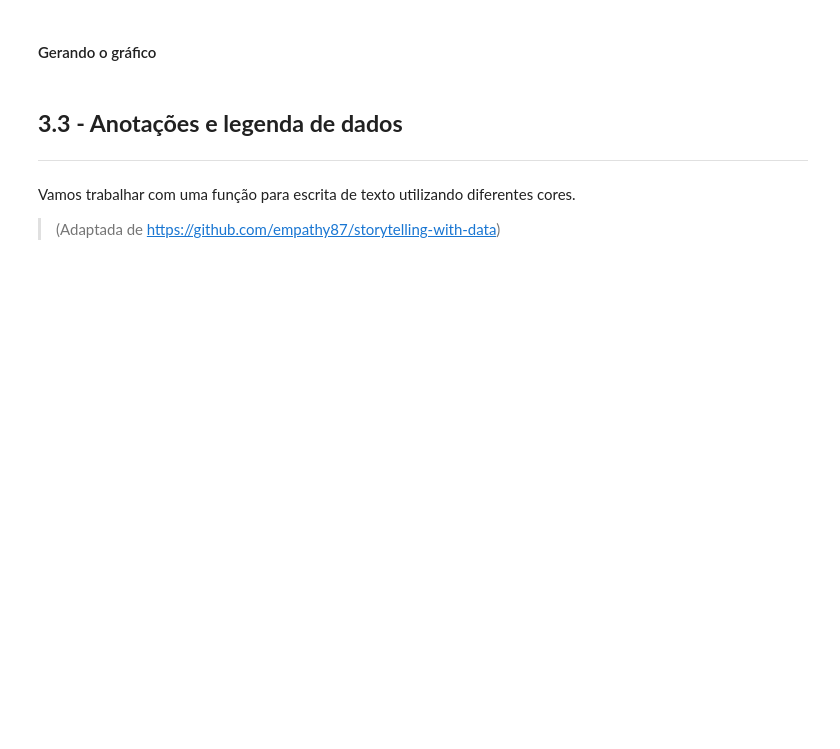
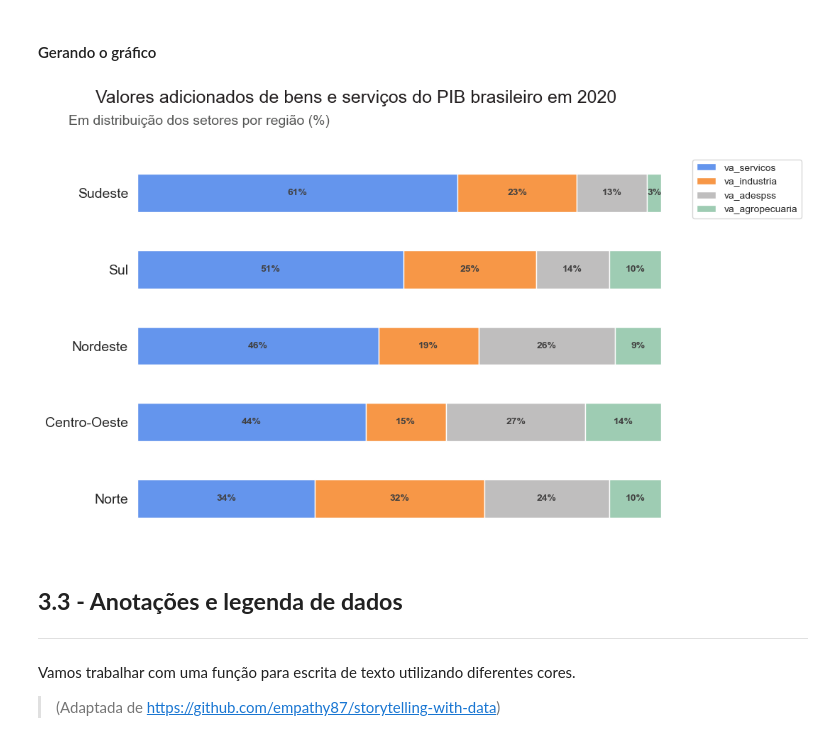
Before and after one commit to ledsouza/dataviz-graficos-composicao-relacionamento, a Jupyter notebook: Projeto.ipynb, the cells around one changed output. Drawn from its saved outputs; the diff is of its cells as text; code cells hidden in the pictures; blank space fills up the shorter version.

Commit message:
Gráfico de colunas empilhadas

```diff
--- a/Projeto.ipynb
+++ b/Projeto.ipynb
@@ -750,8 +757,8 @@ df_va_separado.head()
 # %%
 # Agrupando os dados por região
-...
+df_va_separado = df_va_separado.groupby("regiao").agg("sum")
 
 # Normalizando os dados de cada região
-...
-...
+df_va_separado = df_va_separado.div(df_va_separado.sum(axis=1), axis=0)
+df_va_separado = df_va_separado.sort_values(by="va_servicos", axis=0)
 df_va_separado
@@ -760,36 +775,38 @@ df_va_separado
 # %%
 # Gerando a função para criar o gráfico de barras empilhadas
 
 def grafico_va():
   # Importando as bibliotecas
   import matplotlib.pyplot as plt
 
   # Área do gráfico e tema da visualização
   fig, ax = plt.subplots(figsize=(10,7))
 
   # Definindo as cores do gráfico
   cores = [AZUL3, LARANJA1, CINZA5, VERDE3]
 
   # Gerando o gráfico de barras empilhadas 100%
-  ...
+  df_va_separado.plot(kind="barh", stacked=True, color = cores, ax=ax)
 
-  # ## Personalizando o gráfico
-  # plt.suptitle('Valores adicionados de bens e serviços do PIB brasileiro em 2020', size=18, color=CINZA1, ha = 'right', x = 0.8, y = 1.01)
-  # plt.title('Em distribuição dos setores por região (%)\n', fontsize=14, color=CINZA3, pad = 15, ha = "right", x = 0.35)
-  # ax.legend(bbox_to_anchor=(1, 1), bbox_transform=ax.transAxes, fontsize = 10, loc='upper left', )
-  # ax.set_ylabel('')
-  # ax.set_xticklabels([])
-  # ax.yaxis.set_tick_params(labelsize=14, color = CINZA2)
-  # ax.set_frame_on(False)
+  ## Personalizando o gráfico
+  plt.suptitle('Valores adicionados de bens e serviços do PIB brasileiro em 2020', size=18, color=CINZA1, ha = 'right', x = 0.8, y = 1.01)
+  plt.title('Em distribuição dos setores por região (%)\n', fontsize=14, color=CINZA3, pad = 15, ha = "right", x = 0.35)
+  ax.legend(bbox_to_anchor=(1, 1), bbox_transform=ax.transAxes, fontsize = 10, loc='upper left', )
+  ax.set_ylabel('')
+  ax.set_xticklabels([])
+  ax.yaxis.set_tick_params(labelsize=14, color = CINZA2)
+  ax.set_frame_on(False)
 
-  # # Valores das barras
-  # for container in ax.containers:
-  #     labels = [f'{valor.get_width()*100:.0f}%' for valor in container]
-  #     ax.bar_label(container, label_type='center', labels = labels, size = 10, color = CINZA2, fontweight='bold')
+  # Valores das barras
+  for container in ax.containers:
+      labels = [f'{valor.get_width()*100:.0f}%' for valor in container]
+      ax.bar_label(container, label_type='center', labels = labels, size = 10, color = CINZA2, fontweight='bold')
 
   return ax, cores
 
 ax, cores = grafico_va()
+# %% [output]
+[figure, added]
 # %% [markdown]
 ## **3.3 - Anotações e legenda de dados**
 
```
Also changed, not shown: parts of 2 cells of this notebook.
